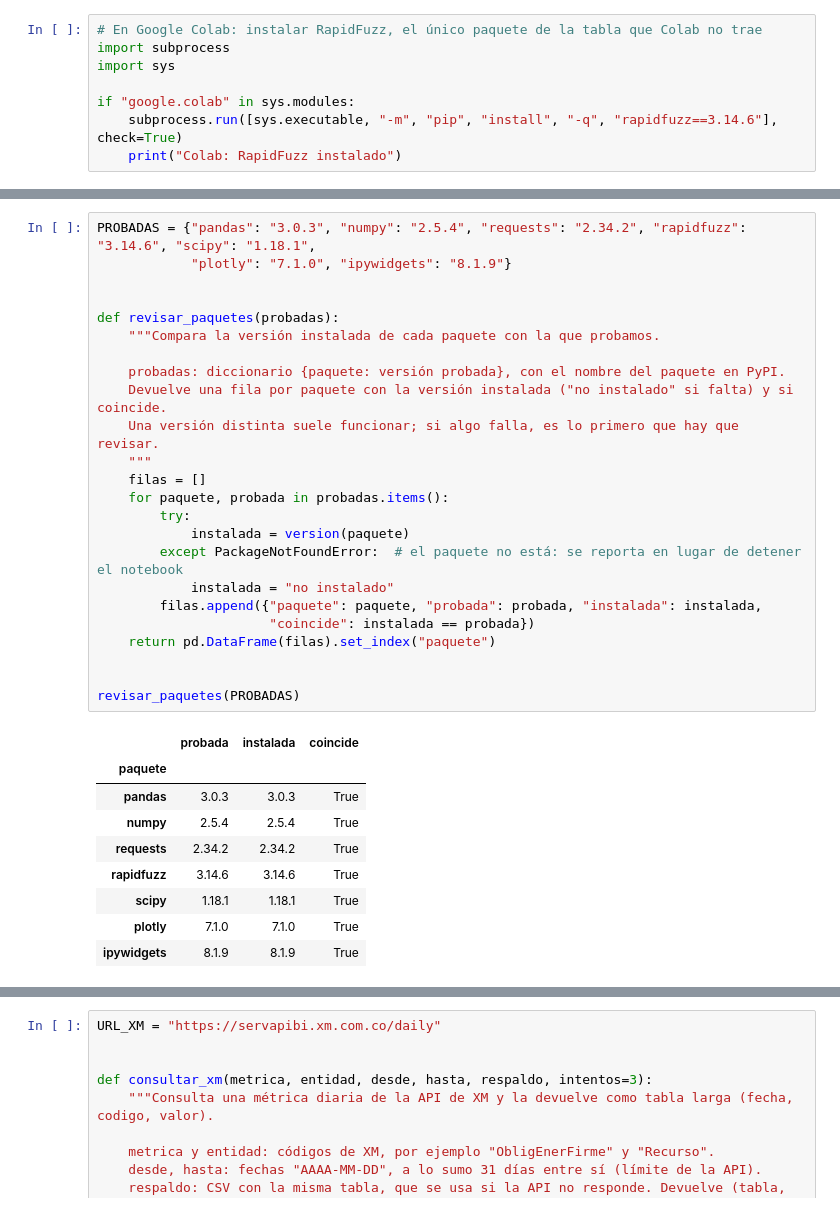
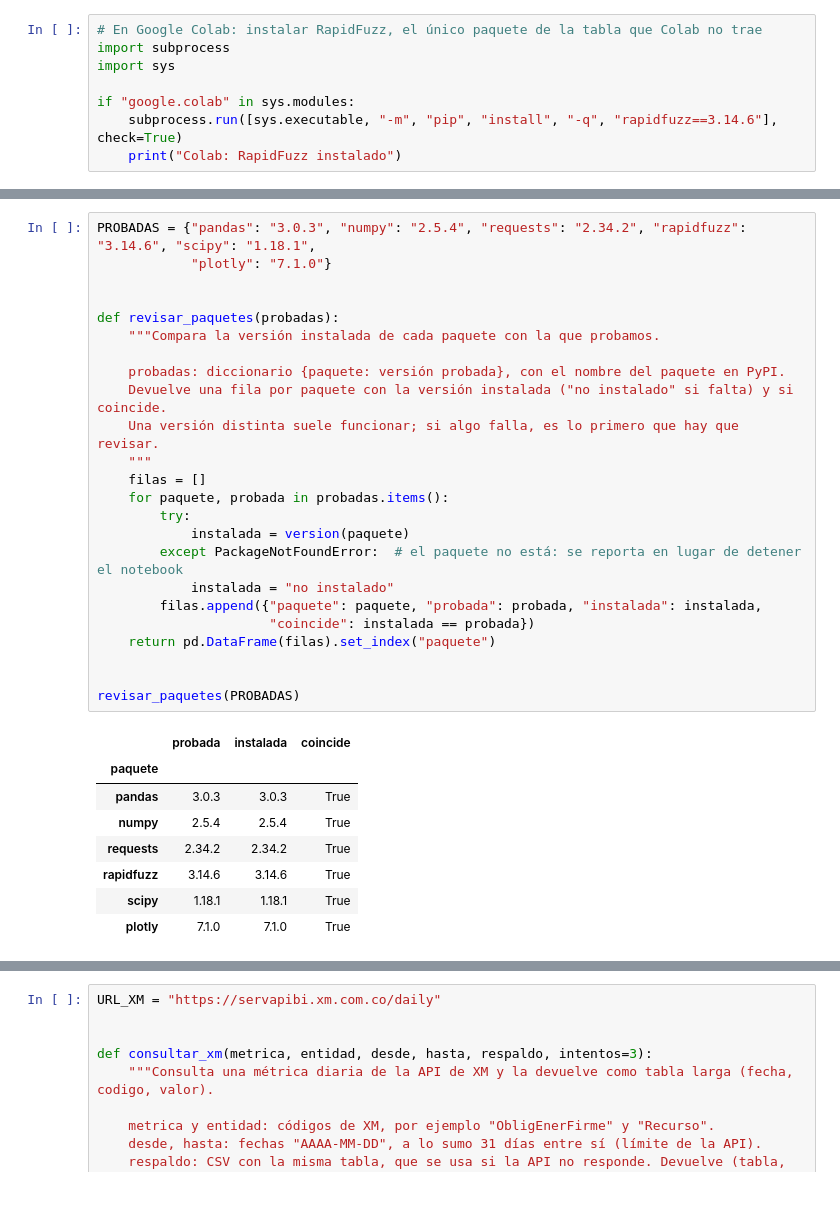
Before and after one commit to cterrassa/suficiencia-sin, a Jupyter notebook: Tutorial_Suficiencia_SIN.ipynb, the cells around one changed output, grey strips where cells are left out. Cells and saved outputs as stored; diff of their text form.

```diff
--- a/Tutorial_Suficiencia_SIN.ipynb
+++ b/Tutorial_Suficiencia_SIN.ipynb
@@ -153,37 +177,36 @@ La segunda celda comprueba las versiones instaladas.
 | `revisar_paquetes(probadas)` (propia) | Compara cada versión instalada con la que probamos | Un diccionario `{paquete: versión}` | Atrapa `PackageNotFoundError` para reportar el paquete que falta en lugar de detener el notebook |
 # %%
 PROBADAS = {"pandas": "3.0.3", "numpy": "2.5.4", "requests": "2.34.2", "rapidfuzz": "3.14.6", "scipy": "1.18.1",
-            "plotly": "7.1.0", "ipywidgets": "8.1.9"}
+            "plotly": "7.1.0"}
 
 
 def revisar_paquetes(probadas):
     """Compara la versión instalada de cada paquete con la que probamos.
 
     probadas: diccionario {paquete: versión probada}, con el nombre del paquete en PyPI.
     Devuelve una fila por paquete con la versión instalada ("no instalado" si falta) y si coincide.
     Una versión distinta suele funcionar; si algo falla, es lo primero que hay que revisar.
     """
     filas = []
     for paquete, probada in probadas.items():
         try:
             instalada = version(paquete)
         except PackageNotFoundError:  # el paquete no está: se reporta en lugar de detener el notebook
             instalada = "no instalado"
         filas.append({"paquete": paquete, "probada": probada, "instalada": instalada,
                       "coincide": instalada == probada})
     return pd.DataFrame(filas).set_index("paquete")
 
 
 revisar_paquetes(PROBADAS)
 # %% [output]
 |  | probada | instalada | coincide |
 | paquete |  |  |  |
 | pandas | 3.0.3 | 3.0.3 | True |
 | numpy | 2.5.4 | 2.5.4 | True |
 | requests | 2.34.2 | 2.34.2 | True |
 | rapidfuzz | 3.14.6 | 3.14.6 | True |
 | scipy | 1.18.1 | 1.18.1 | True |
 | plotly | 7.1.0 | 7.1.0 | True |
-| ipywidgets | 8.1.9 | 8.1.9 | True |
 # %% [markdown]
 ### 2.2 Las fuentes y el paquete de datos
```
Also changed, not shown: parts of 87 cells of this notebook, 3 other files.
